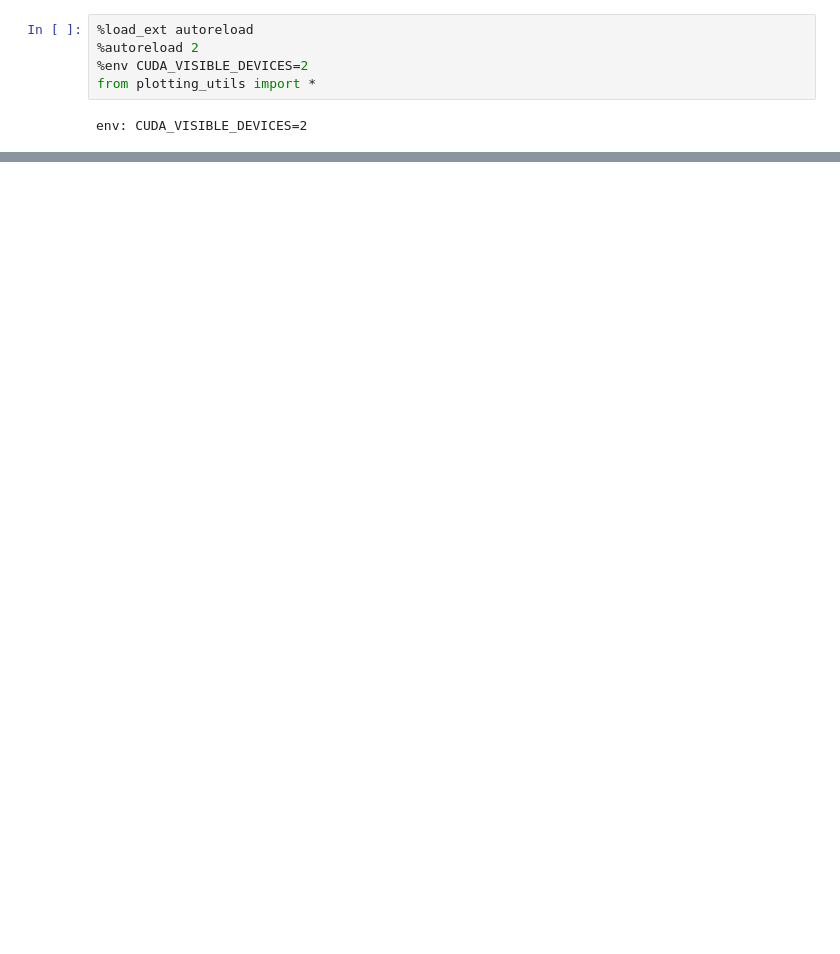
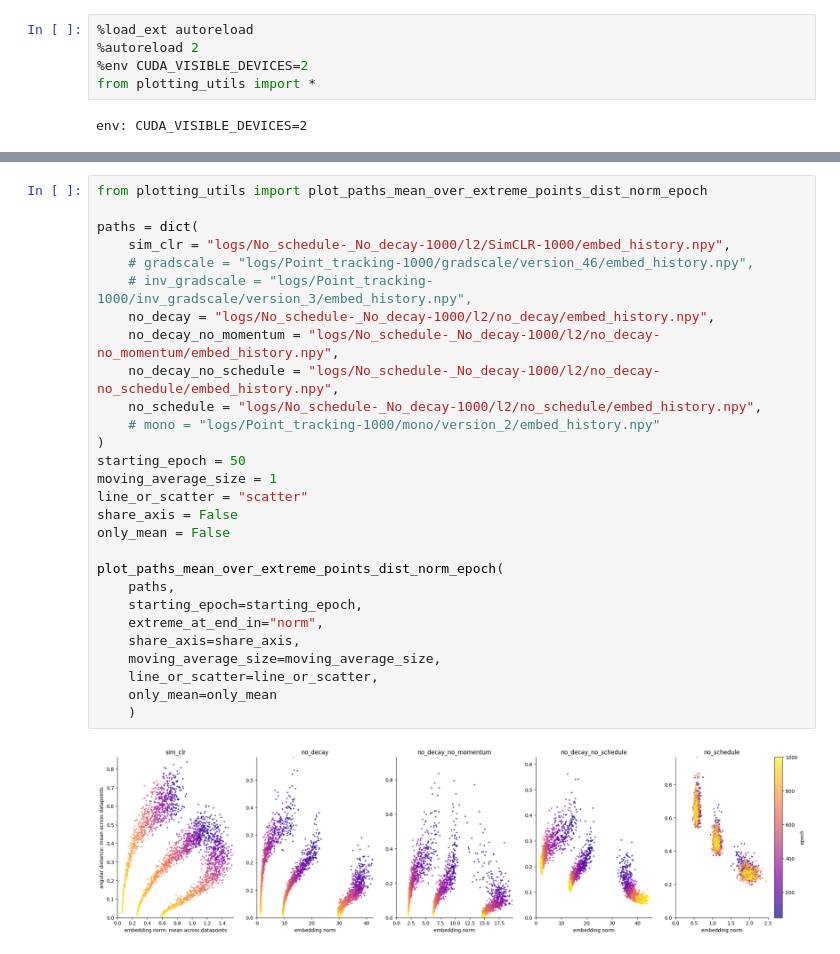
Before and after one commit to JuliBD/sssl, a Jupyter notebook: plotting.ipynb, the cells around one changed output, grey strips where cells are left out. Saved outputs shown, nothing was run; the diff lists cells and outputs as text; blank space fills up the shorter version.

```diff
--- a/plotting.ipynb
+++ b/plotting.ipynb
@@ -398,0 +65,30 @@ ValueError: too many values to unpack (expected 2)
+# %%
+from plotting_utils import plot_paths_mean_over_extreme_points_dist_norm_epoch
+
+paths = dict(
+    sim_clr = "logs/No_schedule-_No_decay-1000/l2/SimCLR-1000/embed_history.npy",
+    # gradscale = "logs/Point_tracking-1000/gradscale/version_46/embed_history.npy",
+    # inv_gradscale = "logs/Point_tracking-1000/inv_gradscale/version_3/embed_history.npy",
+    no_decay = "logs/No_schedule-_No_decay-1000/l2/no_decay/embed_history.npy",
+    no_decay_no_momentum = "logs/No_schedule-_No_decay-1000/l2/no_decay-no_momentum/embed_history.npy",
+    no_decay_no_schedule = "logs/No_schedule-_No_decay-1000/l2/no_decay-no_schedule/embed_history.npy",
+    no_schedule = "logs/No_schedule-_No_decay-1000/l2/no_schedule/embed_history.npy",
+    # mono = "logs/Point_tracking-1000/mono/version_2/embed_history.npy"
+)
+starting_epoch = 50
+moving_average_size = 1
+line_or_scatter = "scatter"
+share_axis = False
+only_mean = False
+
+plot_paths_mean_over_extreme_points_dist_norm_epoch(
+    paths,
+    starting_epoch=starting_epoch,
+    extreme_at_end_in="norm",
+    share_axis=share_axis,
+    moving_average_size=moving_average_size,
+    line_or_scatter=line_or_scatter,
+    only_mean=only_mean
+    )
+# %% [output]
+[figure, added]
```
Also changed, not shown: parts of 31 cells of this notebook, 6 other files.
